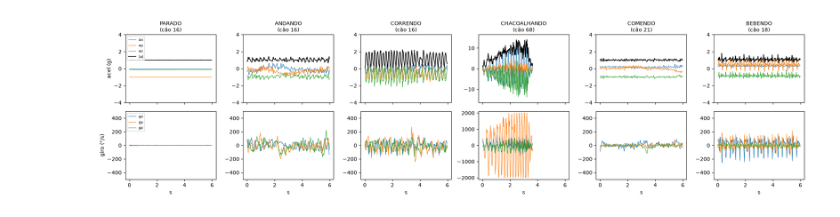
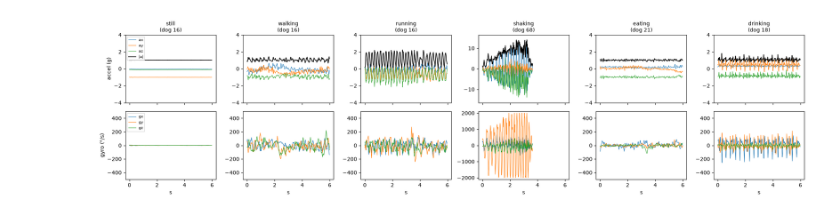
Before and after one commit to Gustavo-Patrocinio/coleira-inteligente, a Jupyter notebook: ml/notebooks/01_explore.ipynb, the cells around one changed output. Cells and saved outputs as stored; diff of their text form; code cells hidden in the pictures.

```diff
--- a/ml/notebooks/01_explore.ipynb
+++ b/ml/notebooks/01_explore.ipynb
@@ -19,12 +19,10 @@ from coleira_ml.classes import Behavior
 from coleira_ml.public_dataset import TARGET_HZ, load_collar
 
 df = load_collar(Path("../data/public"))
-df["acc_mag"] = np.sqrt(df.ax**2 + df.ay**2 + df.az**2)  # 7º canal do contrato 4.3
+df["acc_mag"] = np.sqrt(df.ax**2 + df.ay**2 + df.az**2)  # 7th channel, contract 4.3
 df["gyro_mag"] = np.sqrt(df.gx**2 + df.gy**2 + df.gz**2)
-KNOWN = [b for b in Behavior if b != Behavior.DESCONHECIDO and (df.class_id == b).any()]
+KNOWN = [b for b in Behavior if b != Behavior.UNKNOWN and (df.class_id == b).any()]
 COLORS = dict(zip(KNOWN, plt.cm.tab10.colors, strict=False))
-print(
-    f"{len(df):,} amostras a {TARGET_HZ} Hz = {len(df) / TARGET_HZ / 3600:.1f} h;",
-    f"{df.dog_id.nunique()} cães",
-)
+print(f"{len(df):,} samples at {TARGET_HZ} Hz = {len(df) / TARGET_HZ / 3600:.1f} h;")
+print(f"{df.dog_id.nunique()} dogs")
 # %% [output]
@@ -60,36 +59,34 @@ ritmos diferentes, e chacoalhar é uma explosão curta e enorme, principalmente
 # %%
 def first_run(cls, seconds=6):
     n = seconds * TARGET_HZ
     is_cls = (df.class_id == cls).to_numpy()
-    # início de trechos contínuos da classe dentro do mesmo teste
     seg_id = (df.class_id != df.class_id.shift()).cumsum()
     for _, g in df[is_cls].groupby(seg_id[is_cls]):
         if len(g) >= n:
             mid = len(g) // 2
             return g.iloc[max(0, mid - n // 2) : max(0, mid - n // 2) + n]
     g = df[is_cls].groupby(seg_id[is_cls]).size().idxmax()
     return df[is_cls][seg_id[is_cls] == g]
 
 
 fig, axes = plt.subplots(2, len(KNOWN), figsize=(3.2 * len(KNOWN), 5), sharex=True)
 for j, cls in enumerate(KNOWN):
     seg = first_run(cls)
     t = np.arange(len(seg)) / TARGET_HZ
     for c in ["ax", "ay", "az"]:
         axes[0, j].plot(t, seg[c], lw=0.8, label=c)
     axes[0, j].plot(t, seg.acc_mag, "k", lw=1.2, label="|a|")
     for c in ["gx", "gy", "gz"]:
         axes[1, j].plot(t, seg[c], lw=0.8, label=c)
-    axes[0, j].set_title(f"{Behavior(cls).name}\n(cão {seg.dog_id.iloc[0]})", fontsize=10)
-    axes[0, j].set_ylim(-4, 4) if cls != Behavior.CHACOALHANDO else axes[0, j].set_ylim(-16.5, 16.5)
-    axes[1, j].set_ylim(-500, 500) if cls != Behavior.CHACOALHANDO else axes[1, j].set_ylim(
-        -2100, 2100
-    )
+    axes[0, j].set_title(f"{Behavior(cls).name.lower()}\n(dog {seg.dog_id.iloc[0]})", fontsize=10)
+    big = cls == Behavior.SHAKING
+    axes[0, j].set_ylim(*((-16.5, 16.5) if big else (-4, 4)))
+    axes[1, j].set_ylim(*((-2100, 2100) if big else (-500, 500)))
     axes[1, j].set_xlabel("s")
-axes[0, 0].set_ylabel("acel (g)")
-axes[1, 0].set_ylabel("giro (°/s)")
+axes[0, 0].set_ylabel("accel (g)")
+axes[1, 0].set_ylabel("gyro (°/s)")
 axes[0, 0].legend(fontsize=7, loc="upper left")
 axes[1, 0].legend(fontsize=7, loc="upper left")
 fig.tight_layout()
 # %% [output]
-[figure, old version]
+[figure, new version]
```
Also changed, not shown: parts of 19 cells of this notebook, 57 other files.
